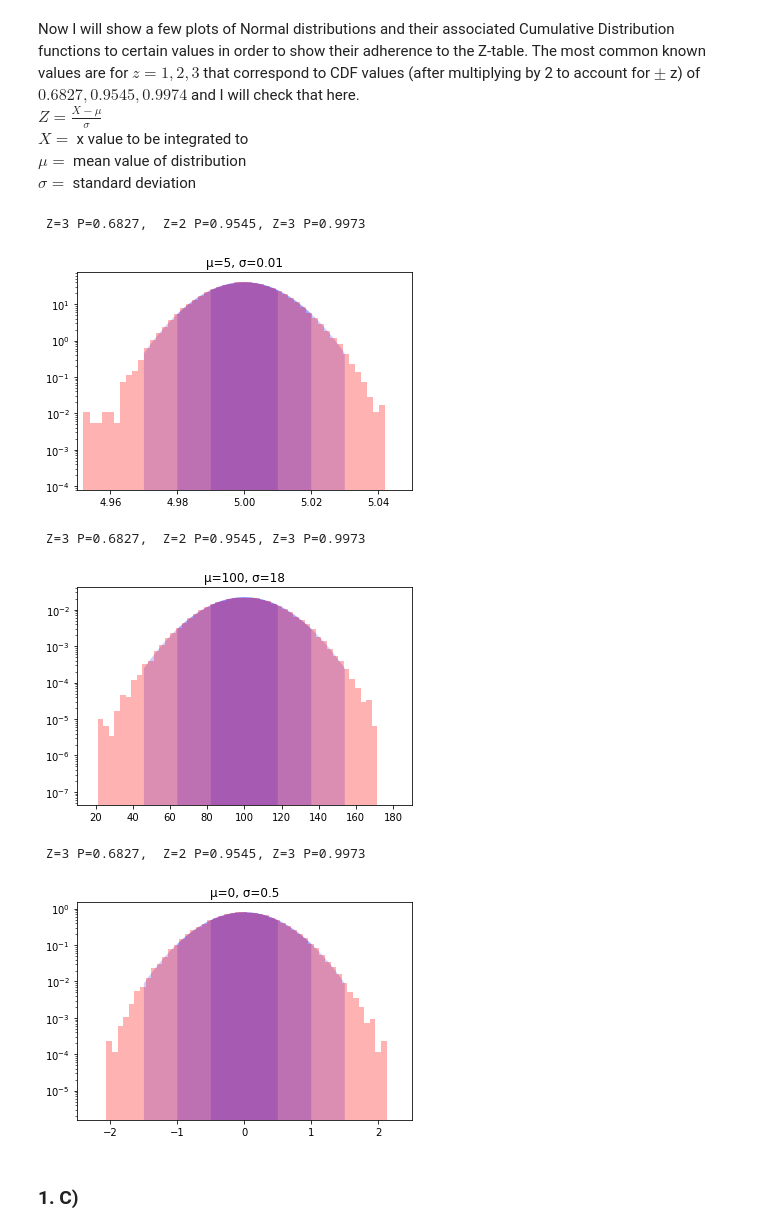
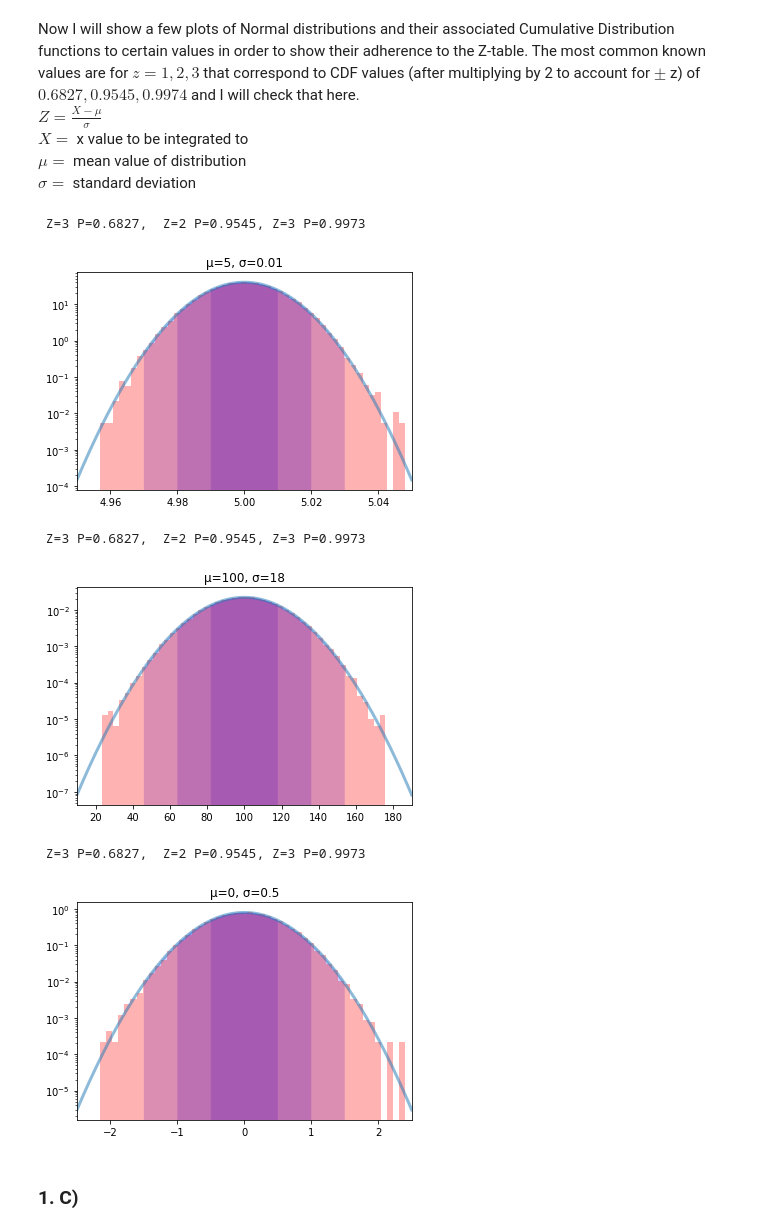
Before and after one commit to maverickmillican/Phys_434_Millican, a Jupyter notebook: Lab1_Millican.ipynb, the cells around one changed output. Saved outputs shown, nothing was run; the diff lists cells and outputs as text; code cells hidden in the pictures.

```diff
--- a/Lab1_Millican.ipynb
+++ b/Lab1_Millican.ipynb
@@ -22,24 +22,24 @@ $\sigma = $ standard deviation
 # %%
 mu = 5; sigma = .01
 d = stats.norm.rvs(loc = mu, scale = sigma, size = 100000)
 fig, ax = plt.subplots(1, 1)
 ax.set_title(f'\u03BC={mu}, \u03C3={sigma}')
 ax.hist(d,50, density=True, color = 'r', alpha = .3)
 ax.tick_params(labelsize = 10)
 ax.set_xlim([mu-5*sigma,mu+5*sigma])
 x = np.linspace(mu-5*sigma,mu+5*sigma,1000)
-ax.plot(x,stats.norm.pdf(x,loc = 5., scale = 0.01),linewidth = 3,alpha = 0)
+ax.plot(x,stats.norm.pdf(x,loc = 5., scale = 0.01),linewidth = 3,alpha = 0.5)
 int_base3 = np.linspace(mu-3*sigma,mu+3*sigma,1000)
 int_base2 = np.linspace(mu-2*sigma,mu+2*sigma,1000)
 int_base1 = np.linspace(mu-1*sigma,mu+1*sigma,1000)
 ax.fill_between(int_base1, stats.norm.pdf(int_base1,loc = mu, scale = sigma), color = 'b', linewidth = 0, alpha = .2)
 ax.fill_between(int_base2, stats.norm.pdf(int_base2,loc = mu, scale = sigma), color = 'b', linewidth = 0, alpha = .2)
 ax.fill_between(int_base3, stats.norm.pdf(int_base3,loc = mu, scale = sigma), color = 'b', linewidth = 0, alpha = .2)
 plt.yscale('log')
 print(f' Z=3 P={1 - ((1 - stats.norm.cdf(mu+1*sigma, loc = mu, scale = sigma)) * 2):.4f},  Z=2 P={1 - ((1 - stats.norm.cdf(mu+2*sigma, loc = mu, scale = sigma)) * 2):.4f}, Z=3 P={1 - ((1 - stats.norm.cdf(mu+3*sigma, loc = mu, scale = sigma)) * 2):.4f}')
 # %% [output]
  Z=3 P=0.6827,  Z=2 P=0.9545, Z=3 P=0.9973
-[figure, old version]
+[figure, new version]
 # %%
 mu = 100; sigma = 18
 d = stats.norm.rvs(loc = mu, scale = sigma, size = 100000)
@@ -49,7 +49,7 @@ ax.hist(d,50, density=True, color = 'r', alpha = .3)
 ax.tick_params(labelsize = 10)
 ax.set_xlim([mu-5*sigma,mu+5*sigma])
 x = np.linspace(mu-5*sigma,mu+5*sigma,1000)
-ax.plot(x,stats.norm.pdf(x,loc = mu, scale = sigma),linewidth = 3,alpha = 0)
+ax.plot(x,stats.norm.pdf(x,loc = mu, scale = sigma),linewidth = 3,alpha = 0.5)
 int_base3 = np.linspace(mu-3*sigma,mu+3*sigma,1000)
 int_base2 = np.linspace(mu-2*sigma,mu+2*sigma,1000)
 int_base1 = np.linspace(mu-1*sigma,mu+1*sigma,1000)
@@ -60,7 +60,7 @@ plt.yscale('log')
 print(f' Z=3 P={1 - ((1 - stats.norm.cdf(mu+1*sigma, loc = mu, scale = sigma)) * 2):.4f},  Z=2 P={1 - ((1 - stats.norm.cdf(mu+2*sigma, loc = mu, scale = sigma)) * 2):.4f}, Z=3 P={1 - ((1 - stats.norm.cdf(mu+3*sigma, loc = mu, scale = sigma)) * 2):.4f}')
 # %% [output]
  Z=3 P=0.6827,  Z=2 P=0.9545, Z=3 P=0.9973
-[figure, old version]
+[figure, new version]
 # %%
 mu = 0; sigma = .5
 d = stats.norm.rvs(loc = mu, scale = sigma, size = 100000)
@@ -70,7 +70,7 @@ ax.hist(d,50, density=True, color = 'r', alpha = .3)
 ax.tick_params(labelsize = 10)
 ax.set_xlim([mu-5*sigma,mu+5*sigma])
 x = np.linspace(mu-5*sigma,mu+5*sigma,1000)
-ax.plot(x,stats.norm.pdf(x,loc = mu, scale = sigma),linewidth = 3,alpha = 0)
+ax.plot(x,stats.norm.pdf(x,loc = mu, scale = sigma),linewidth = 3,alpha = 0.5)
 int_base3 = np.linspace(mu-3*sigma,mu+3*sigma,1000)
 int_base2 = np.linspace(mu-2*sigma,mu+2*sigma,1000)
 int_base1 = np.linspace(mu-1*sigma,mu+1*sigma,1000)
@@ -81,7 +81,7 @@ plt.yscale('log')
 print(f' Z=3 P={1 - ((1 - stats.norm.cdf(mu+1*sigma, loc = mu, scale = sigma)) * 2):.4f},  Z=2 P={1 - ((1 - stats.norm.cdf(mu+2*sigma, loc = mu, scale = sigma)) * 2):.4f}, Z=3 P={1 - ((1 - stats.norm.cdf(mu+3*sigma, loc = mu, scale = sigma)) * 2):.4f}')
 # %% [output]
  Z=3 P=0.6827,  Z=2 P=0.9545, Z=3 P=0.9973
-[figure, old version]
+[figure, new version]
 # %% [markdown]
 ### 1. C)
 # %% [markdown]
```
Also changed, not shown: parts of 23 cells of this notebook.
